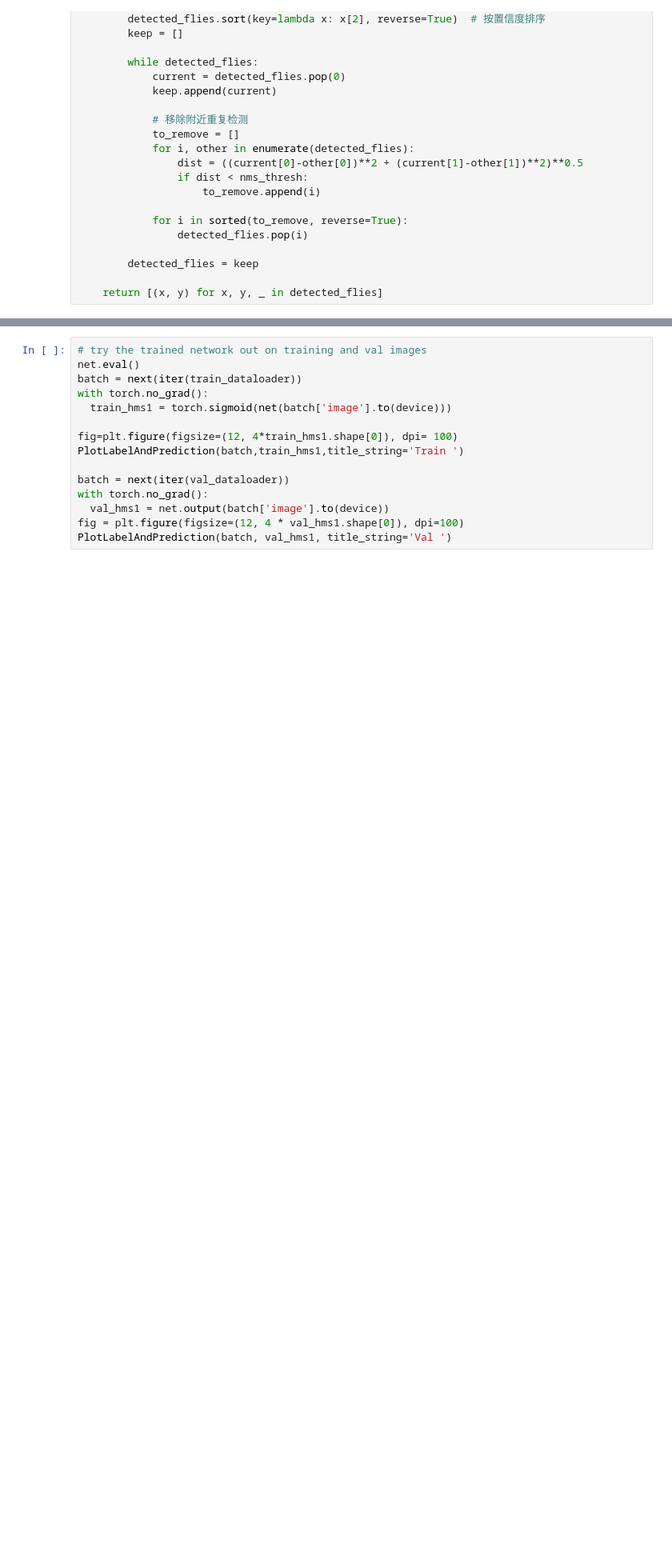
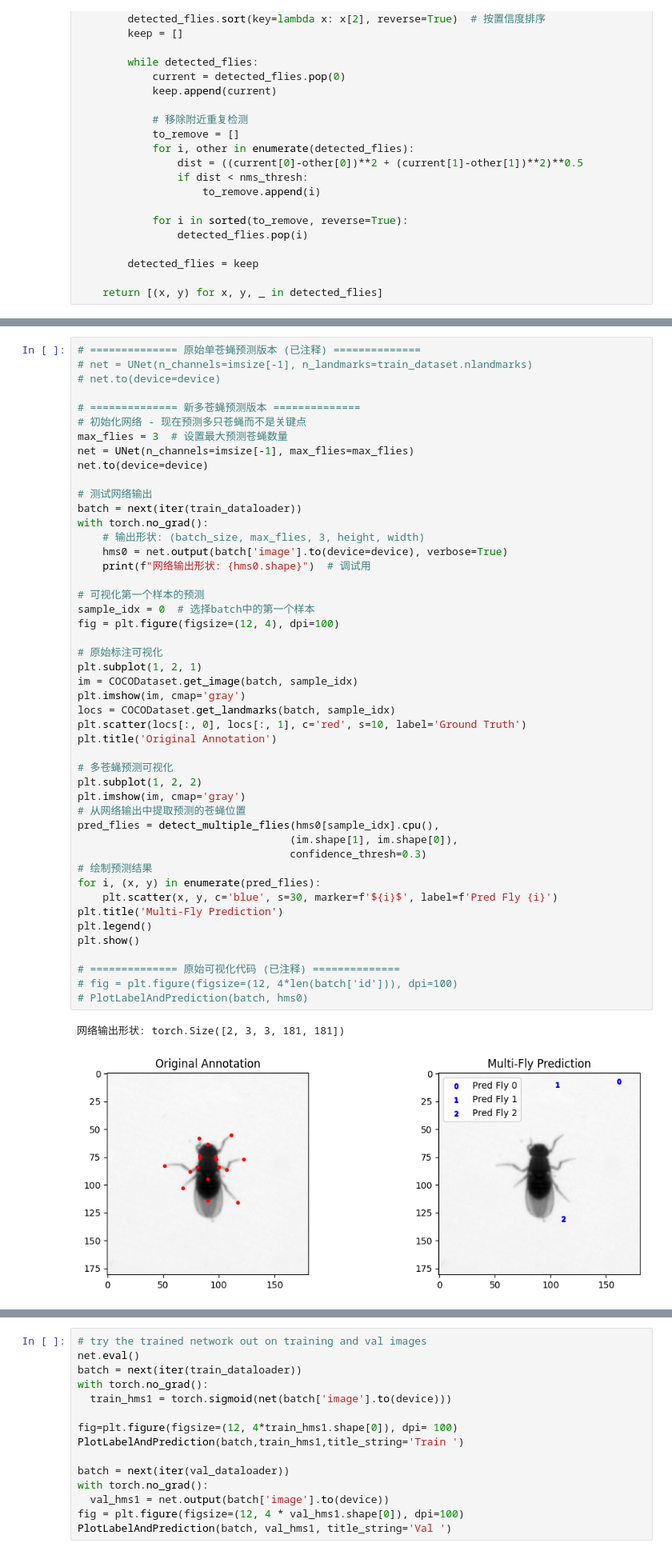
Before and after one commit to Luozeyuisthebest/course-content-dl, a Jupyter notebook: projects/Neuroscience/pose_estimation.ipynb, the cells around one changed output, grey strips where cells are left out. Shown at 80% size. Saved outputs shown, nothing was run; the diff lists cells and outputs as text; blank space fills up the shorter version.

```diff
--- a/projects/Neuroscience/pose_estimation.ipynb
+++ b/projects/Neuroscience/pose_estimation.ipynb
@@ -958,0 +797,50 @@ Saving network state at epoch 3
+# %%
+# ============== 原始单苍蝇预测版本 (已注释) ==============
+# net = UNet(n_channels=imsize[-1], n_landmarks=train_dataset.nlandmarks)
+# net.to(device=device)
+
+# ============== 新多苍蝇预测版本 ==============
+# 初始化网络 - 现在预测多只苍蝇而不是关键点
+max_flies = 3  # 设置最大预测苍蝇数量
+net = UNet(n_channels=imsize[-1], max_flies=max_flies)
+net.to(device=device)
+
+# 测试网络输出
+batch = next(iter(train_dataloader))
+with torch.no_grad():
+    # 输出形状: (batch_size, max_flies, 3, height, width)
+    hms0 = net.output(batch['image'].to(device=device), verbose=True)
+    print(f"网络输出形状: {hms0.shape}")  # 调试用
+
+# 可视化第一个样本的预测
+sample_idx = 0  # 选择batch中的第一个样本
+fig = plt.figure(figsize=(12, 4), dpi=100)
+
+# 原始标注可视化
+plt.subplot(1, 2, 1)
+im = COCODataset.get_image(batch, sample_idx)
+plt.imshow(im, cmap='gray')
+locs = COCODataset.get_landmarks(batch, sample_idx)
+plt.scatter(locs[:, 0], locs[:, 1], c='red', s=10, label='Ground Truth')
+plt.title('Original Annotation')
+
+# 多苍蝇预测可视化
+plt.subplot(1, 2, 2)
+plt.imshow(im, cmap='gray')
+# 从网络输出中提取预测的苍蝇位置
+pred_flies = detect_multiple_flies(hms0[sample_idx].cpu(),
+                                  (im.shape[1], im.shape[0]),
+                                  confidence_thresh=0.3)
+# 绘制预测结果
+for i, (x, y) in enumerate(pred_flies):
+    plt.scatter(x, y, c='blue', s=30, marker=f'${i}$', label=f'Pred Fly {i}')
+plt.title('Multi-Fly Prediction')
+plt.legend()
+plt.show()
+
+# ============== 原始可视化代码 (已注释) ==============
+# fig = plt.figure(figsize=(12, 4*len(batch['id'])), dpi=100)
+# PlotLabelAndPrediction(batch, hms0)
+# %% [output]
+网络输出形状: torch.Size([2, 3, 3, 181, 181])
+[figure, added]
```
Also changed, not shown: parts of 5 cells of this notebook.
